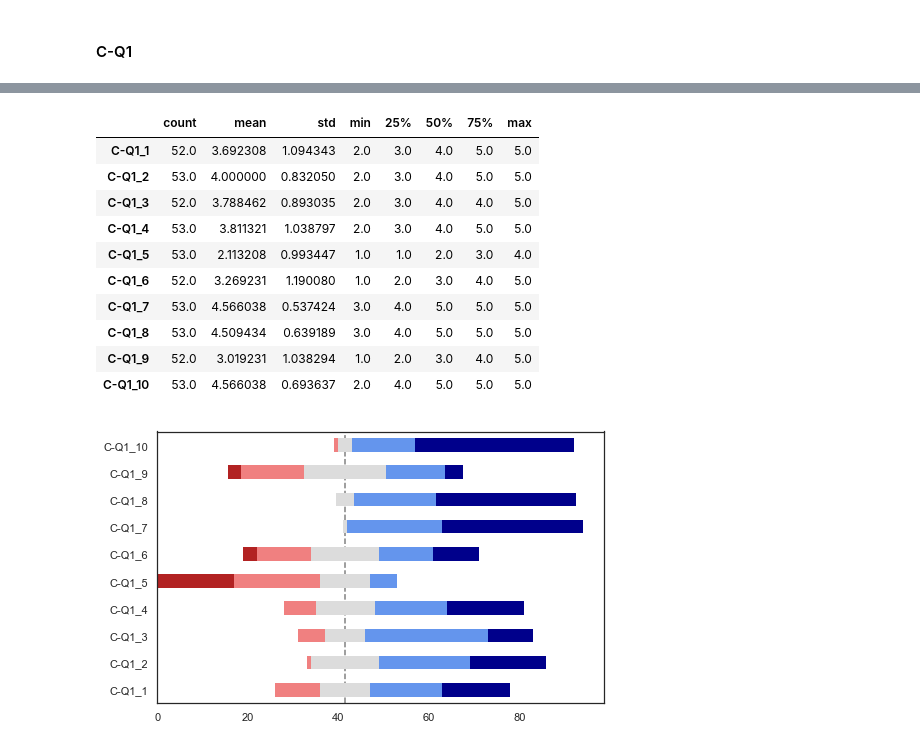
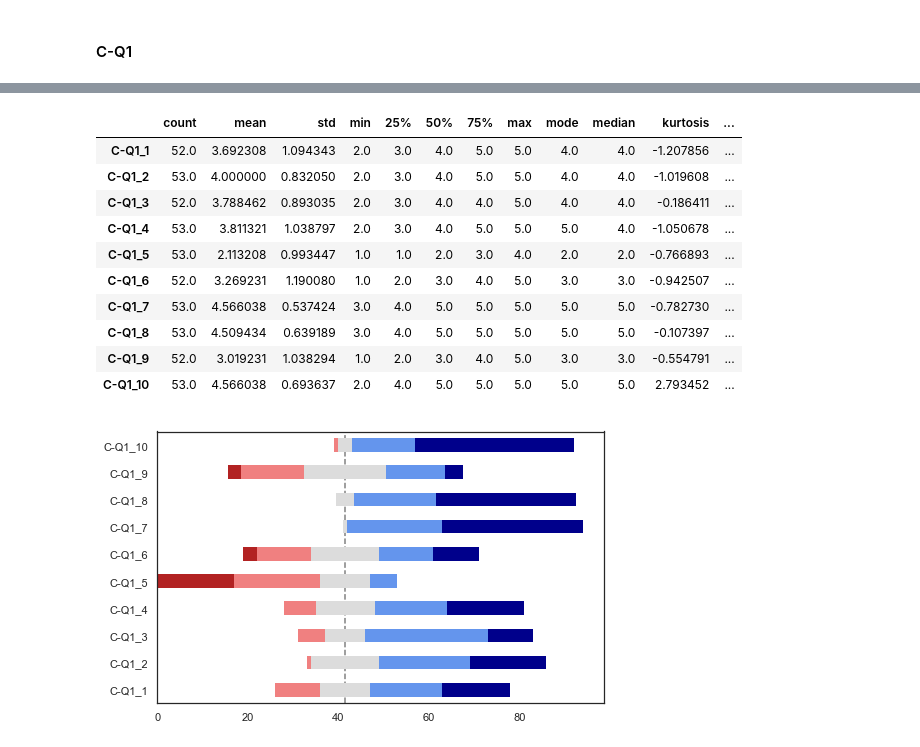
Before and after one commit to martinakienberger/Dissertation_LIS, a Jupyter notebook: Datenanalyse_Lehrende.ipynb, the cells around one changed output, grey strips where cells are left out. Saved outputs shown, nothing was run; the diff lists cells and outputs as text; code cells hidden in the pictures.

```diff
--- a/Datenanalyse_Lehrende.ipynb
+++ b/Datenanalyse_Lehrende.ipynb
@@ -695,15 +657,14 @@ Daten.loc[47]['B-Q3a']
 # %%
-Df_C1 = pd.DataFrame(Daten[Daten[Liste_C_Q1]!=0][Liste_C_Q1].describe())
-Df_C1.T
+df_describe(Daten[Daten[Liste_C_Q1]!=0],Liste_C_Q1)
 # %% [output]
-|  | count | mean | std | min | 25% | 50% | 75% | max |
-| C-Q1_1 | 52.0 | 3.692308 | 1.094343 | 2.0 | 3.0 | 4.0 | 5.0 | 5.0 |
-| C-Q1_2 | 53.0 | 4.000000 | 0.832050 | 2.0 | 3.0 | 4.0 | 5.0 | 5.0 |
-| C-Q1_3 | 52.0 | 3.788462 | 0.893035 | 2.0 | 3.0 | 4.0 | 4.0 | 5.0 |
-| C-Q1_4 | 53.0 | 3.811321 | 1.038797 | 2.0 | 3.0 | 4.0 | 5.0 | 5.0 |
-| C-Q1_5 | 53.0 | 2.113208 | 0.993447 | 1.0 | 1.0 | 2.0 | 3.0 | 4.0 |
-| C-Q1_6 | 52.0 | 3.269231 | 1.190080 | 1.0 | 2.0 | 3.0 | 4.0 | 5.0 |
-| C-Q1_7 | 53.0 | 4.566038 | 0.537424 | 3.0 | 4.0 | 5.0 | 5.0 | 5.0 |
-| C-Q1_8 | 53.0 | 4.509434 | 0.639189 | 3.0 | 4.0 | 5.0 | 5.0 | 5.0 |
-| C-Q1_9 | 52.0 | 3.019231 | 1.038294 | 1.0 | 2.0 | 3.0 | 4.0 | 5.0 |
-| C-Q1_10 | 53.0 | 4.566038 | 0.693637 | 2.0 | 4.0 | 5.0 | 5.0 | 5.0 |
+|  | count | mean | std | min | 25% | 50% | 75% | max | mode | median | kurtosis | ... |
+| C-Q1_1 | 52.0 | 3.692308 | 1.094343 | 2.0 | 3.0 | 4.0 | 5.0 | 5.0 | 4.0 | 4.0 | -1.207856 | ... |
+| C-Q1_2 | 53.0 | 4.000000 | 0.832050 | 2.0 | 3.0 | 4.0 | 5.0 | 5.0 | 4.0 | 4.0 | -1.019608 | ... |
+| C-Q1_3 | 52.0 | 3.788462 | 0.893035 | 2.0 | 3.0 | 4.0 | 4.0 | 5.0 | 4.0 | 4.0 | -0.186411 | ... |
+| C-Q1_4 | 53.0 | 3.811321 | 1.038797 | 2.0 | 3.0 | 4.0 | 5.0 | 5.0 | 5.0 | 4.0 | -1.050678 | ... |
+| C-Q1_5 | 53.0 | 2.113208 | 0.993447 | 1.0 | 1.0 | 2.0 | 3.0 | 4.0 | 2.0 | 2.0 | -0.766893 | ... |
+| C-Q1_6 | 52.0 | 3.269231 | 1.190080 | 1.0 | 2.0 | 3.0 | 4.0 | 5.0 | 3.0 | 3.0 | -0.942507 | ... |
+| C-Q1_7 | 53.0 | 4.566038 | 0.537424 | 3.0 | 4.0 | 5.0 | 5.0 | 5.0 | 5.0 | 5.0 | -0.782730 | ... |
+| C-Q1_8 | 53.0 | 4.509434 | 0.639189 | 3.0 | 4.0 | 5.0 | 5.0 | 5.0 | 5.0 | 5.0 | -0.107397 | ... |
+| C-Q1_9 | 52.0 | 3.019231 | 1.038294 | 1.0 | 2.0 | 3.0 | 4.0 | 5.0 | 3.0 | 3.0 | -0.554791 | ... |
+| C-Q1_10 | 53.0 | 4.566038 | 0.693637 | 2.0 | 4.0 | 5.0 | 5.0 | 5.0 | 5.0 | 5.0 | 2.793452 | ... |
```
Also changed, not shown: parts of 44 cells of this notebook, 3 other files.
